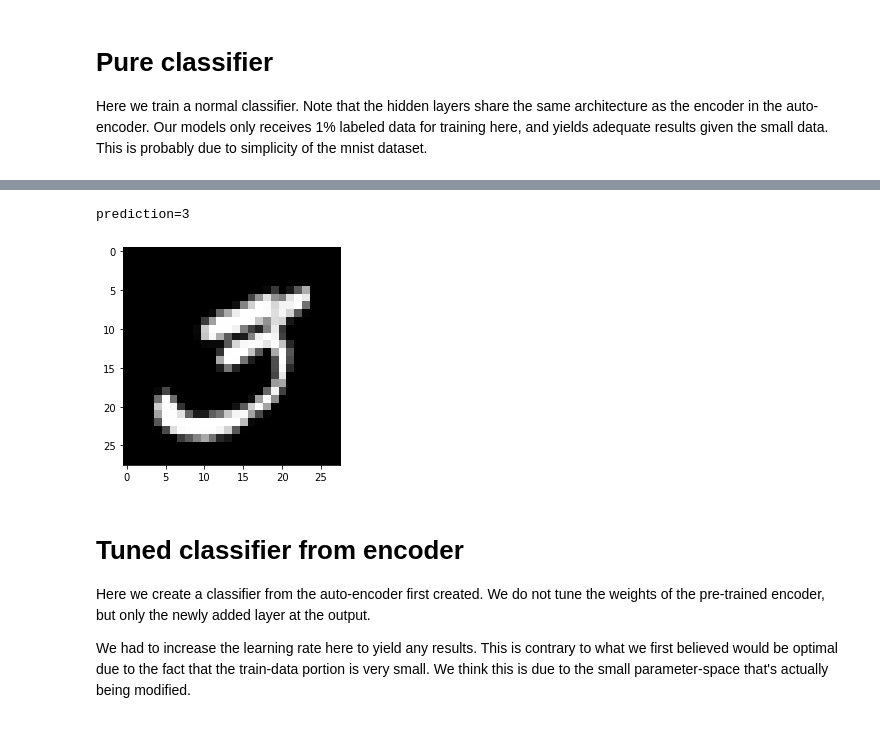
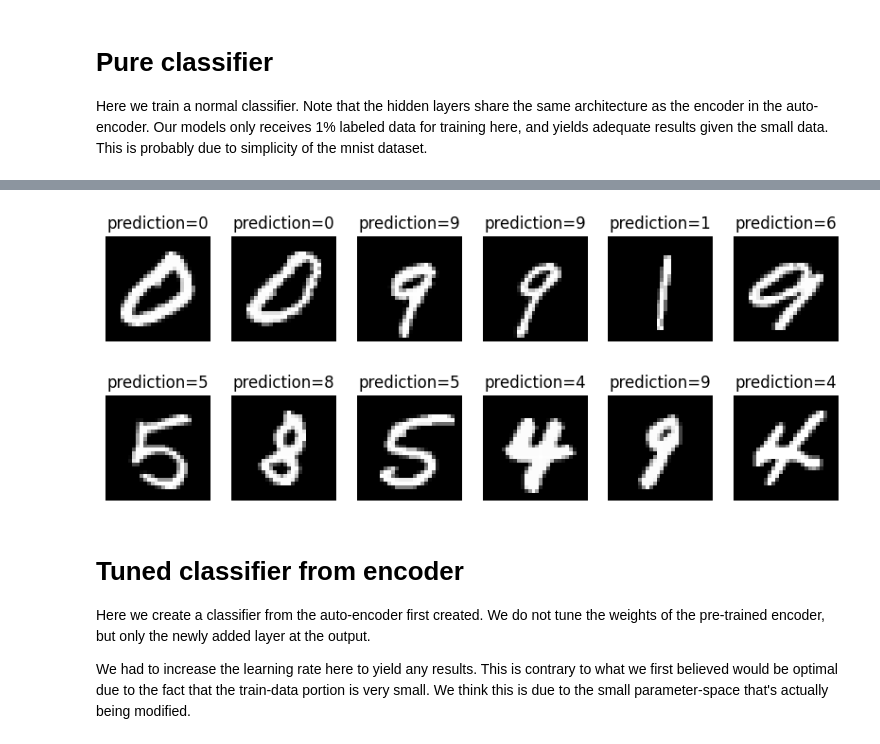
Before and after one commit to eivind-bn/tdt05-mnist, a Jupyter notebook: notebook.ipynb, the cells around one changed output, grey strips where cells are left out. Cells and saved outputs as stored; diff of their text form; code cells hidden in the pictures.

```diff
--- a/notebook.ipynb
+++ b/notebook.ipynb
@@ -58,13 +66,7 @@ else:
-# %%
-I = 477
-sample = classifier.get_image(I)
-prediction = classifier.predict(sample)
-
-plt.imshow(sample, cmap="gray", label="dsa")
-print(f"{prediction=}")
-# %% [output]
-prediction=3
-[figure, removed]
+# %%
+classifier.plot_predictions()
+# %% [output]
+[figure, added]
 # %% [markdown]
 # Tuned classifier from encoder
 
```
Also changed, not shown: parts of 11 cells of this notebook, 14 other files.
